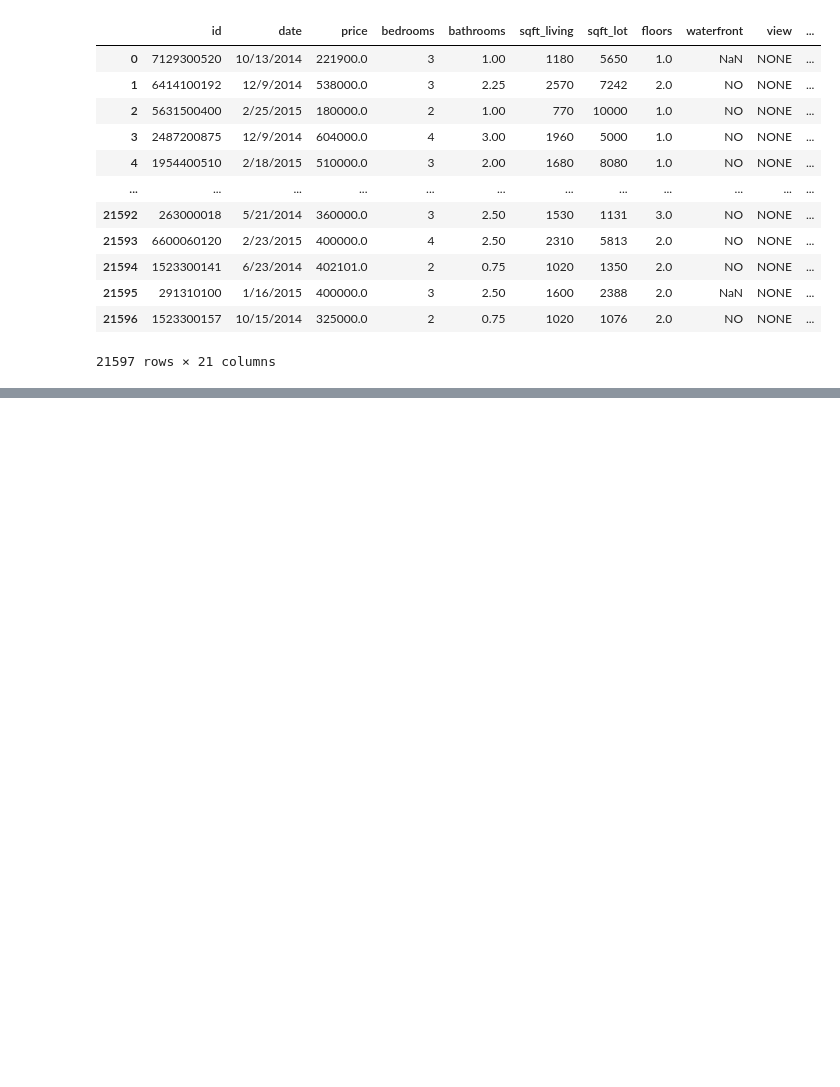
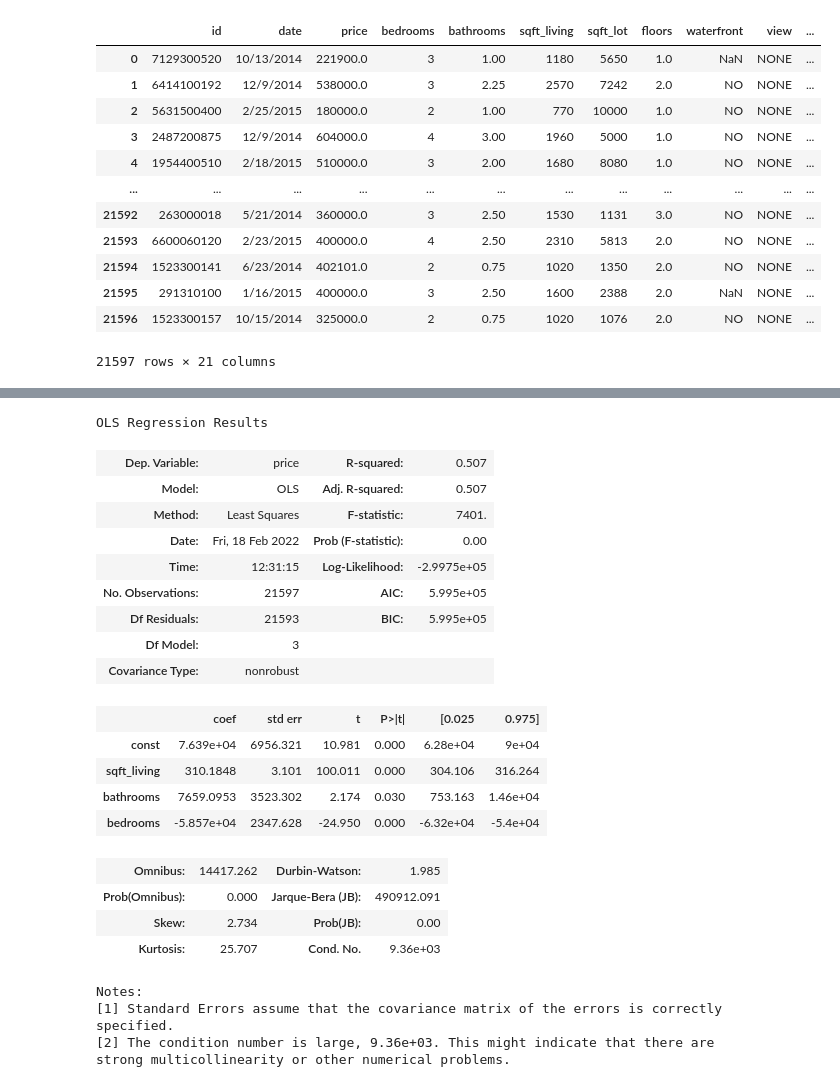
Before and after one commit to jpetoskey/Home_Renovation_Recs, a Jupyter notebook: house_improvements.ipynb, the cells around one changed output, grey strips where cells are left out. Drawn from its saved outputs; the diff is of its cells as text; code cells hidden in the pictures; blank space fills up the shorter version.

```diff
--- a/house_improvements.ipynb
+++ b/house_improvements.ipynb
@@ -67,0 +126,32 @@ house_df
+# %%
+# Set top three numerical values
+t3_numericals = house_df[['sqft_living', 'bathrooms', 'bedrooms']]
+
+# Standard Scaler
+
+# Model Summary
+sm.OLS(y, sm.add_constant(t3_numericals)).fit().summary()
+# %% [output]
+OLS Regression Results
+| Dep. Variable: | price | R-squared: | 0.507 |
+| Model: | OLS | Adj. R-squared: | 0.507 |
+| Method: | Least Squares | F-statistic: | 7401. |
+| Date: | Fri, 18 Feb 2022 | Prob (F-statistic): | 0.00 |
+| Time: | 12:31:15 | Log-Likelihood: | -2.9975e+05 |
+| No. Observations: | 21597 | AIC: | 5.995e+05 |
+| Df Residuals: | 21593 | BIC: | 5.995e+05 |
+| Df Model: | 3 |  |  |
+| Covariance Type: | nonrobust |  |  |
+|  | coef | std err | t | P>|t| | [0.025 | 0.975] |
+| const | 7.639e+04 | 6956.321 | 10.981 | 0.000 | 6.28e+04 | 9e+04 |
+| sqft_living | 310.1848 | 3.101 | 100.011 | 0.000 | 304.106 | 316.264 |
+| bathrooms | 7659.0953 | 3523.302 | 2.174 | 0.030 | 753.163 | 1.46e+04 |
+| bedrooms | -5.857e+04 | 2347.628 | -24.950 | 0.000 | -6.32e+04 | -5.4e+04 |
+| Omnibus: | 14417.262 | Durbin-Watson: | 1.985 |
+| Prob(Omnibus): | 0.000 | Jarque-Bera (JB): | 490912.091 |
+| Skew: | 2.734 | Prob(JB): | 0.00 |
+| Kurtosis: | 25.707 | Cond. No. | 9.36e+03 |
+Notes:
+[1] Standard Errors assume that the covariance matrix of the errors is correctly specified.
+[2] The condition number is large, 9.36e+03. This might indicate that there are
+strong multicollinearity or other numerical problems.
```
Also changed, not shown: parts of 4 cells of this notebook.
